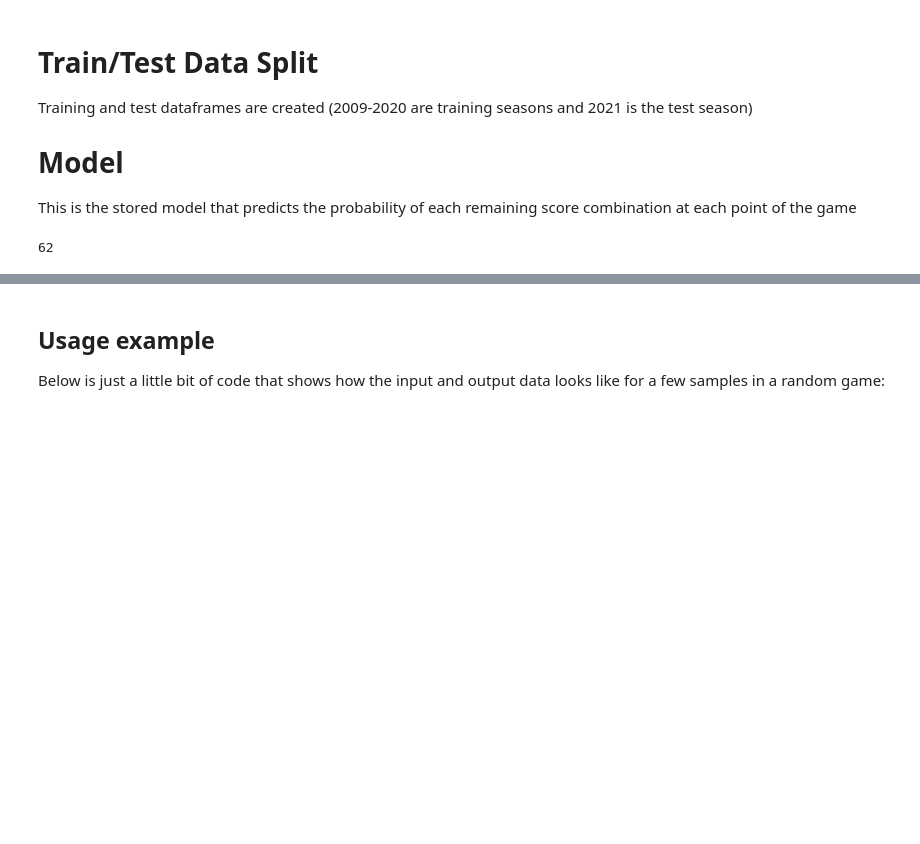
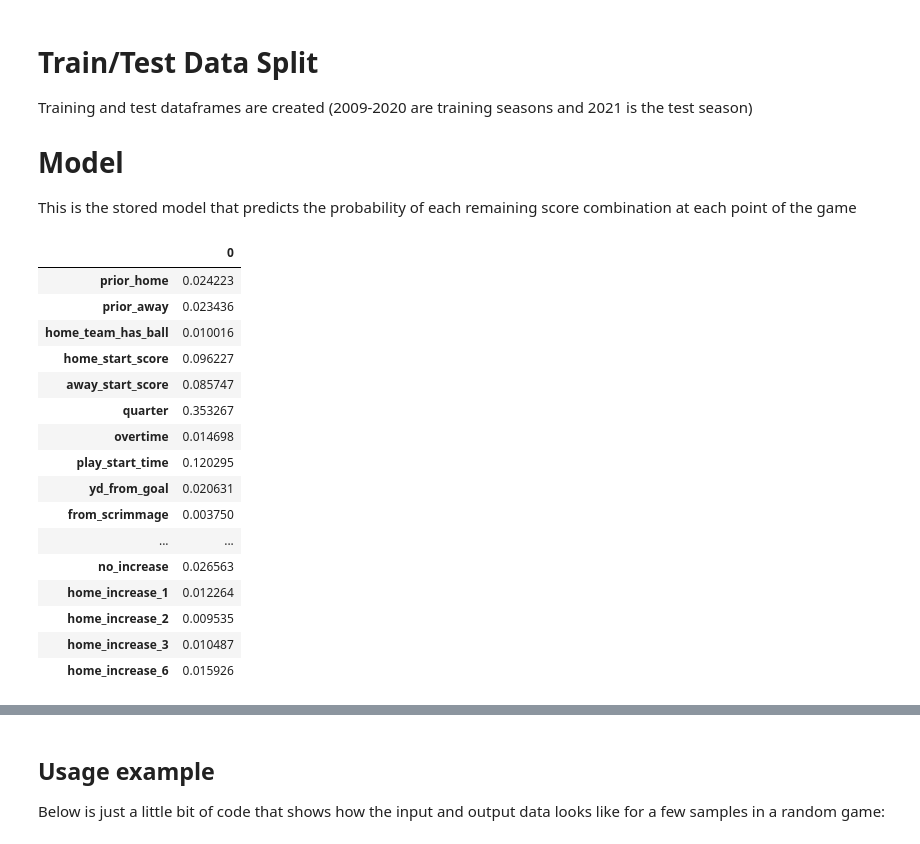
Before and after one commit to lucas-haupt/nfl-live-win-probability, a Jupyter notebook: notebooks/2_game_score_stored_model.ipynb, the cells around one changed output, grey strips where cells are left out. Drawn from its saved outputs; the diff is of its cells as text; code cells hidden in the pictures; blank space fills up the shorter version.

```diff
--- a/notebooks/2_game_score_stored_model.ipynb
+++ b/notebooks/2_game_score_stored_model.ipynb
@@ -173,7 +148,3 @@ Name: quarter, dtype: int64
 Training and test dataframes are created (2009-2020 are training seasons and 2021 is the test season)
 # Model
 This is the stored model that predicts the probability of each remaining score combination at each point of the game
-# %%
-max_home_score
-# %% [output]
-62
@@ -180,3 +203,23 @@ max_home_score
+# %%
+pd.DataFrame(rf.feature_importances_, index=rf.feature_names_in_)
+# %% [output]
+|  | 0 |
+| prior_home | 0.024223 |
+| prior_away | 0.023436 |
+| home_team_has_ball | 0.010016 |
+| home_start_score | 0.096227 |
+| away_start_score | 0.085747 |
+| quarter | 0.353267 |
+| overtime | 0.014698 |
+| play_start_time | 0.120295 |
+| yd_from_goal | 0.020631 |
+| from_scrimmage | 0.003750 |
+| ... | ... |
+| no_increase | 0.026563 |
+| home_increase_1 | 0.012264 |
+| home_increase_2 | 0.009535 |
+| home_increase_3 | 0.010487 |
+| home_increase_6 | 0.015926 |
 # %%
 test_game_codes = game_df.loc[(game_df.season == 2021) & (game_df.game_state_id == 11), 'game_code'].values
 sim_game_codes = game_df.loc[game_df.season == 2021, 'game_code'].values
```
Also changed, not shown: parts of 51 cells of this notebook.
